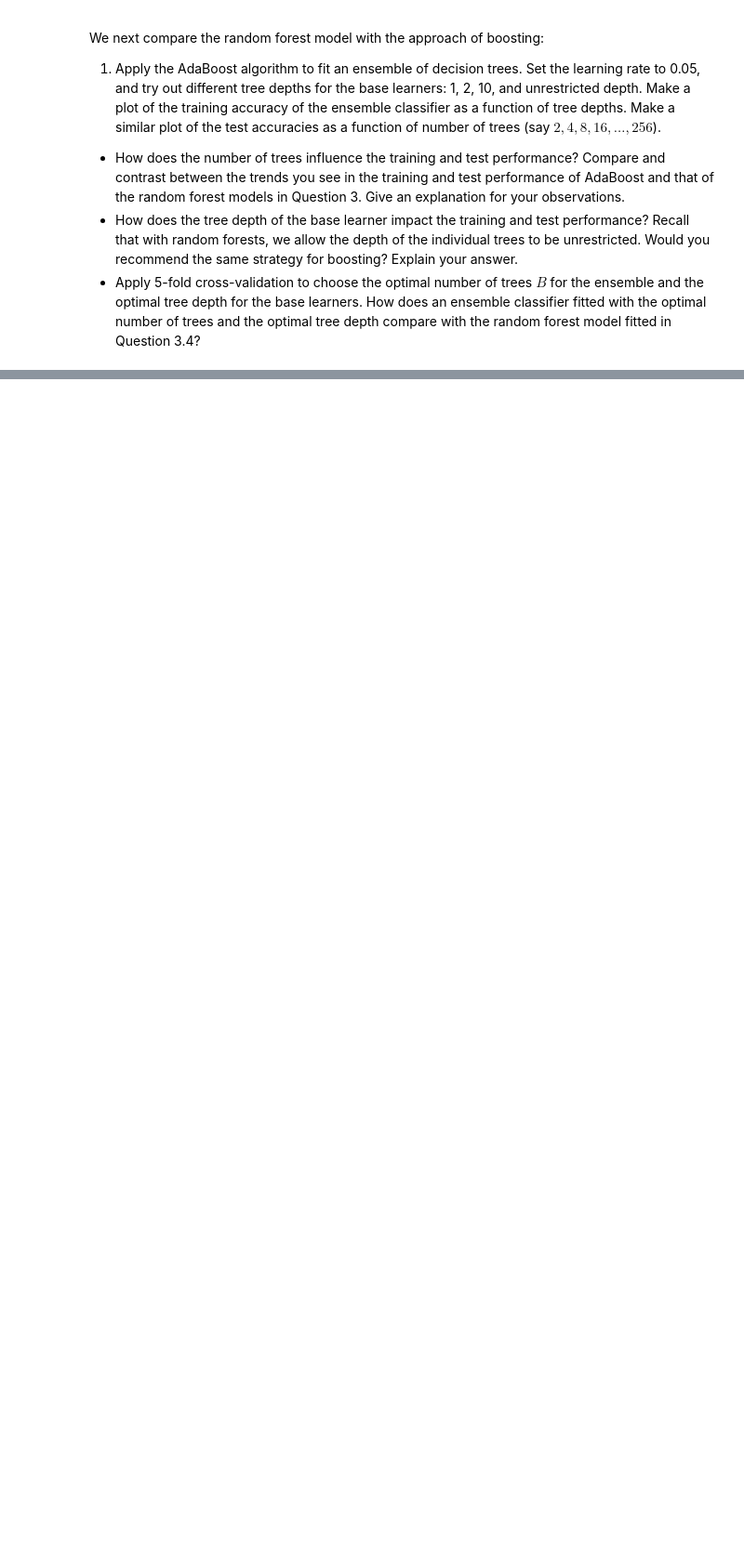
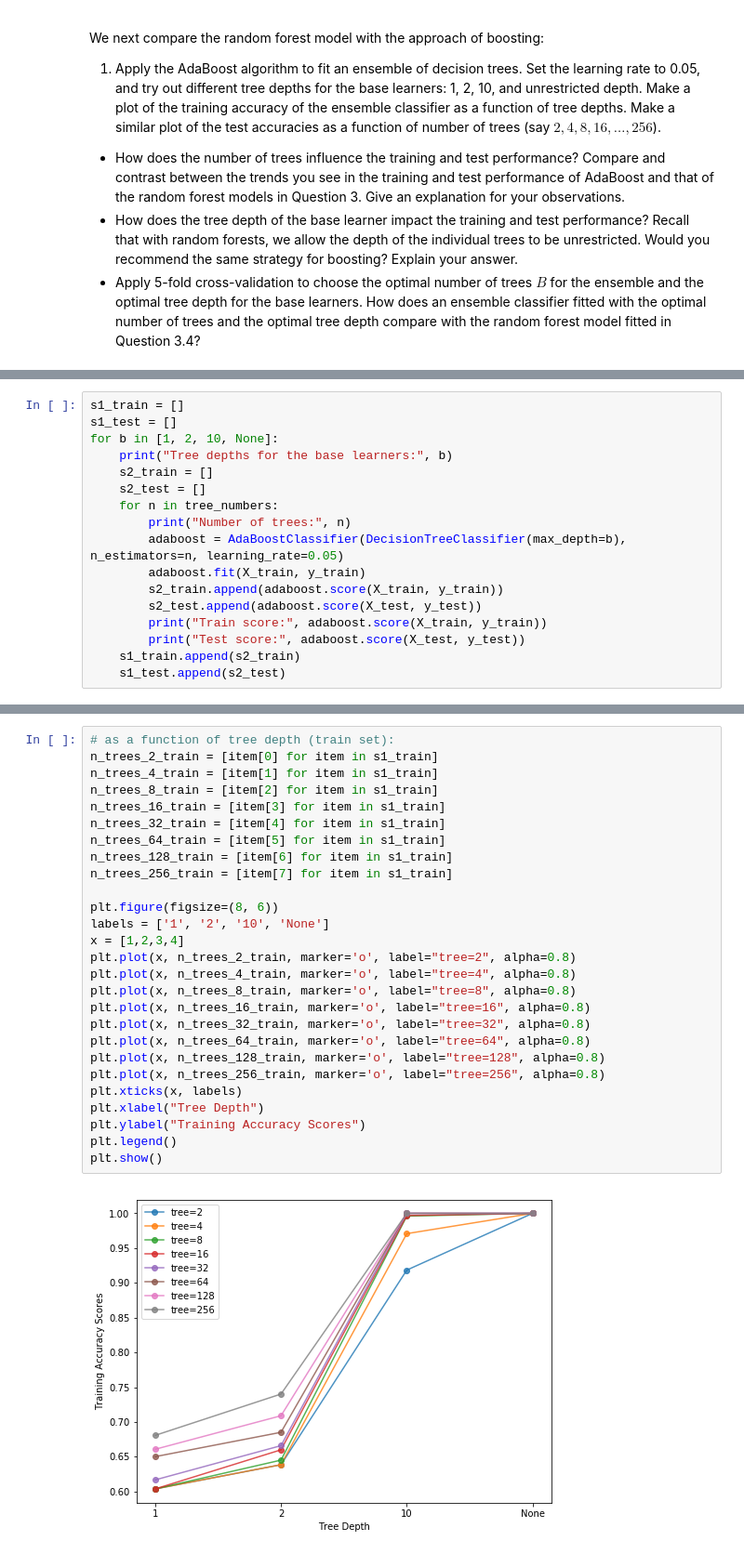
Before and after one commit to syj19950301/Data_Science_1, a Jupyter notebook: cs109a_hw8_submission.ipynb, the cells around one changed output, grey strips where cells are left out. Shown at 93% size. Cells and saved outputs as stored; diff of their text form; blank space fills up the shorter version.

```diff
--- a/cs109a_hw8_submission.ipynb
+++ b/cs109a_hw8_submission.ipynb
@@ -148,0 +282,17 @@ We next compare the random forest model with the approach of boosting:
+# %%
+s1_train = []
+s1_test = []
+for b in [1, 2, 10, None]:
+    print("Tree depths for the base learners:", b)
+    s2_train = []
+    s2_test = []
+    for n in tree_numbers:
+        print("Number of trees:", n)
+        adaboost = AdaBoostClassifier(DecisionTreeClassifier(max_depth=b), n_estimators=n, learning_rate=0.05)
+        adaboost.fit(X_train, y_train)
+        s2_train.append(adaboost.score(X_train, y_train))
+        s2_test.append(adaboost.score(X_test, y_test))
+        print("Train score:", adaboost.score(X_train, y_train))
+        print("Test score:", adaboost.score(X_test, y_test))
+    s1_train.append(s2_train)
+    s1_test.append(s2_test)
@@ -148,0 +338,29 @@ We next compare the random forest model with the approach of boosting:
+# %%
+# as a function of tree depth (train set):
+n_trees_2_train = [item[0] for item in s1_train]
+n_trees_4_train = [item[1] for item in s1_train]
+n_trees_8_train = [item[2] for item in s1_train]
+n_trees_16_train = [item[3] for item in s1_train]
+n_trees_32_train = [item[4] for item in s1_train]
+n_trees_64_train = [item[5] for item in s1_train]
+n_trees_128_train = [item[6] for item in s1_train]
+n_trees_256_train = [item[7] for item in s1_train]
+
+plt.figure(figsize=(8, 6))
+labels = ['1', '2', '10', 'None']
+x = [1,2,3,4]
+plt.plot(x, n_trees_2_train, marker='o', label="tree=2", alpha=0.8)
+plt.plot(x, n_trees_4_train, marker='o', label="tree=4", alpha=0.8)
+plt.plot(x, n_trees_8_train, marker='o', label="tree=8", alpha=0.8)
+plt.plot(x, n_trees_16_train, marker='o', label="tree=16", alpha=0.8)
+plt.plot(x, n_trees_32_train, marker='o', label="tree=32", alpha=0.8)
+plt.plot(x, n_trees_64_train, marker='o', label="tree=64", alpha=0.8)
+plt.plot(x, n_trees_128_train, marker='o', label="tree=128", alpha=0.8)
+plt.plot(x, n_trees_256_train, marker='o', label="tree=256", alpha=0.8)
+plt.xticks(x, labels)
+plt.xlabel("Tree Depth")
+plt.ylabel("Training Accuracy Scores")
+plt.legend()
+plt.show()
+# %% [output]
+[figure, added]
```
Also changed, not shown: parts of 34 cells of this notebook.
